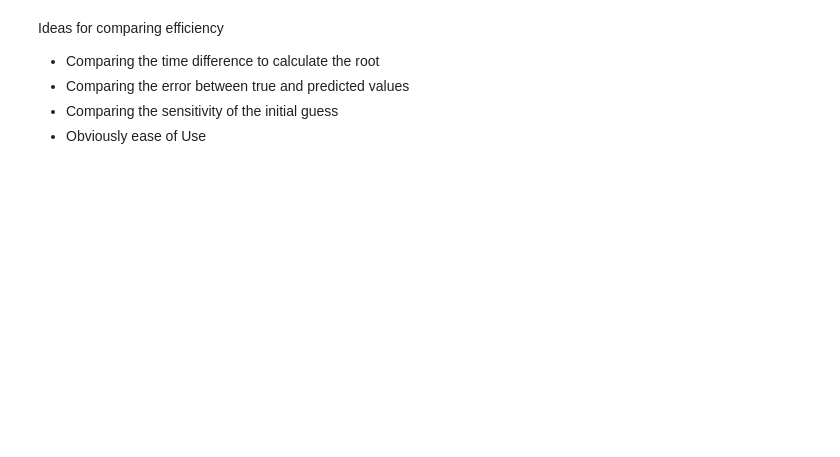
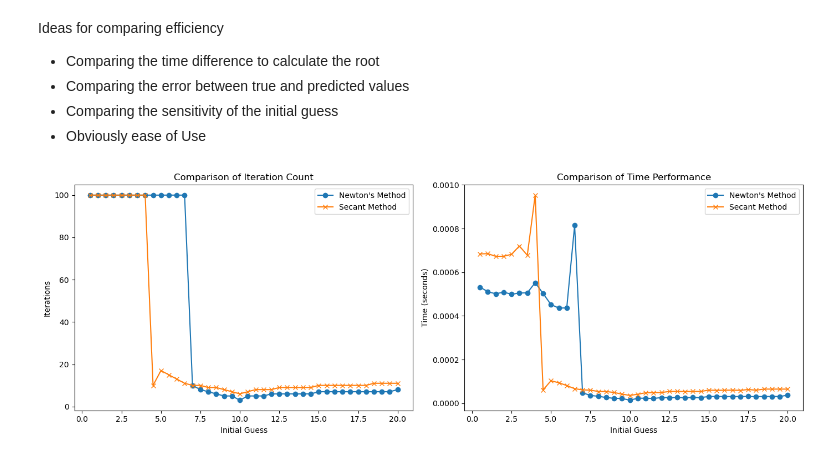
Before and after one commit to reese-karo/104-Series-UCSB, a Jupyter notebook: Computational_project.ipynb, the cells around one changed output. Saved outputs shown, nothing was run; the diff lists cells and outputs as text; code cells hidden in the pictures; blank space fills up the shorter version.

Commit message:
Visualizing performance for Newton/Secant

```diff
--- a/Computational_project.ipynb
+++ b/Computational_project.ipynb
@@ -236,19 +202,18 @@ def secant_method(f, x0, x1, tol, max_iterations, verbose=False):
     return {"root": x1, "iterations": max_iterations, "converged": False}
 
 # Parameters for finding the root using the van der Waals equation
-x0, x1 = -3, 3
-P = 50
-T = 273
-a = 1.355
-b = 0.03201
-n = 5
-R = 0.0821
+x0, x1 = 5, 15
+P = 120  # Pressure in atm
+T = 696  # Temperature in Kelvin
+a = 0.0341  # Attraction parameter in L^2 / ATM / mol^2
+b = 0.0237  # Volume correction in L/mol
+n = 20  # Number of moles
 
 # Define the function using the van der Waals equation
-f = lambda V: van_der_waals(V, P=P, T=T, a=a, b=b, n=n, R=R)
+f = lambda V: van_der_waals(V, P=P, T=T, a=a, b=b, n=n)
 
 # Apply the Secant method
-result = secant_method(f, x0=x0, x1=x1, tol=1e-8, max_iterations=30, verbose=True)
+result = secant_method(f, x0=x0, x1=x1, tol=10e-8, max_iterations=100, verbose=True)
 
 # Output the results
 if result["converged"]:
@@ -285,3 +297,40 @@ Ideas for comparing efficiency
 - Comparing the error between true and predicted values
 - Comparing the sensitivity of the initial guess
 - Obviously ease of Use
+# %%
+import matplotlib.pyplot as plt
+
+# Running both methods with initial guesses and storing the results
+initial_guesses = np.linspace(0.5, 20, 40)  # Varying initial guesses for both methods
+newton_results = [newtons_method(f, f_prime, x0=guess) for guess in initial_guesses]
+secant_results = [secant_method(f, x0=guess, x1=guess+10) for guess in initial_guesses]
+
+# Extracting iterations and times for plotting
+newton_iters = [result[1] for result in newton_results]
+newton_times = [result[2] for result in newton_results]
+secant_iters = [result[1] for result in secant_results]
+secant_times = [result[2] for result in secant_results]
+
+# Plotting the results
+fig, (ax1, ax2) = plt.subplots(1, 2, figsize=(14, 5))
+
+# Iterations subplot
+ax1.plot(initial_guesses, newton_iters, label='Newton\'s Method', marker='o')
+ax1.plot(initial_guesses, secant_iters, label='Secant Method', marker='x')
+ax1.set_title('Comparison of Iteration Count')
+ax1.set_xlabel('Initial Guess')
+ax1.set_ylabel('Iterations')
+ax1.legend()
+
+# Time subplot
+ax2.plot(initial_guesses, newton_times, label='Newton\'s Method', marker='o')
+ax2.plot(initial_guesses, secant_times, label='Secant Method', marker='x')
+ax2.set_title('Comparison of Time Performance')
+ax2.set_xlabel('Initial Guess')
+ax2.set_ylabel('Time (seconds)')
+ax2.legend()
+
+plt.tight_layout()
+plt.show()
+# %% [output]
+[figure, added]
```
Also changed, not shown: parts of 10 cells of this notebook.
